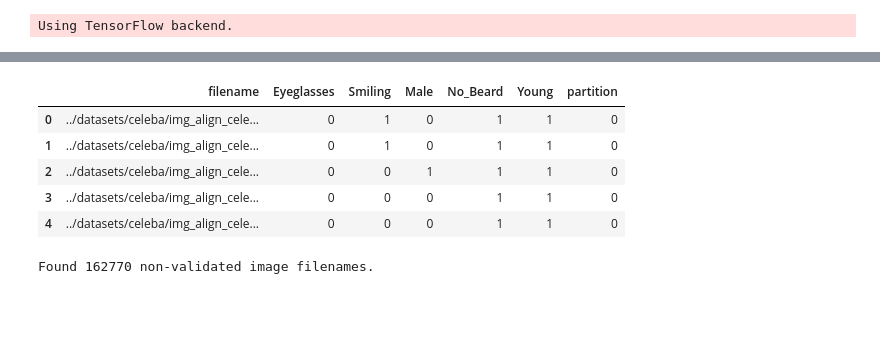
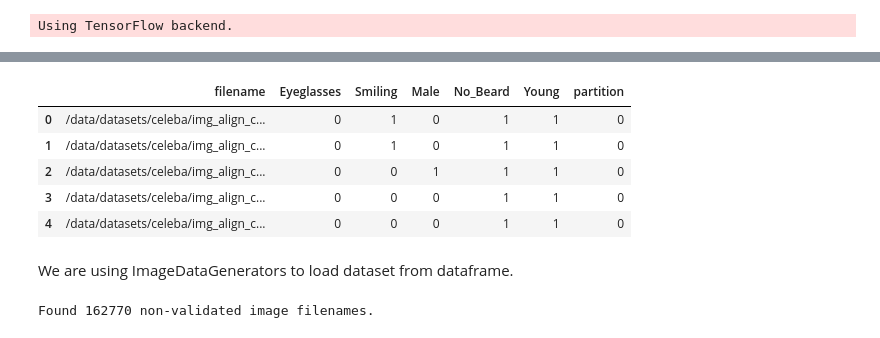
Before and after one commit to Wicwik/thesis-official, a Jupyter notebook: 02_classifiers/inceptionv3/inceptionv3.ipynb, the cells around one changed output, grey strips where cells are left out. Cells and saved outputs as stored; diff of their text form; code cells hidden in the pictures; blank space fills up the shorter version.

```diff
--- a/02_classifiers/inceptionv3/inceptionv3.ipynb
+++ b/02_classifiers/inceptionv3/inceptionv3.ipynb
@@ -18,7 +32,8 @@ Using TensorFlow backend.
 # %%
-_image_dir = '../datasets/celeba/img_align_celeba_png/'
+_image_dir = '/data/rbelanec/datasets/celeba/img_align_celeba_png/' # replace this with path to raw CelebA dataset
 _img_width = 178
 _img_height = 218
 _batch_size = 16
 _num_epochs = 20
 _attributes = ['Eyeglasses', 'Smiling', 'Male', 'No_Beard', 'Young']
+_weights_name = 'weights/weights_inceptionv3_5attr.h5'
@@ -25,14 +45,15 @@ _attributes = ['Eyeglasses', 'Smiling', 'Male', 'No_Beard', 'Young']
 # %%
-img_df = pd.read_csv('../datasets/celeba/attributes/attr_celeba.csv').replace({-1:0})[['filename', 'Eyeglasses', 'Smiling', 'Male', 'No_Beard', 'Young']]
-partition_df = pd.read_csv('../datasets/celeba/attributes/list_eval_partition.csv')
-img_df = img_df.merge(partition_df, on='filename')
-img_df.loc[:, 'filename'] = img_df.loc[:, 'filename'].apply(lambda x: os.path.join(_image_dir, x))
+img_df = pd.read_csv('../dataset/celeba/attr_celeba.csv').replace({-1:0})[['filename'] + _attributes]
+partition_df = pd.read_csv('../dataset/celeba/list_eval_partition.csv')
+
+img_df = img_df.merge(partition_df, on='filename') # add partition merge dataframes on filename
+img_df.loc[:, 'filename'] = img_df.loc[:, 'filename'].apply(lambda x: os.path.join(_image_dir, x)) # full path
 img_df.head()
 # %% [output]
 |  | filename | Eyeglasses | Smiling | Male | No_Beard | Young | partition |
-| 0 | ../datasets/celeba/img_align_cele... | 0 | 1 | 0 | 1 | 1 | 0 |
-| 1 | ../datasets/celeba/img_align_cele... | 0 | 1 | 0 | 1 | 1 | 0 |
-| 2 | ../datasets/celeba/img_align_cele... | 0 | 0 | 1 | 1 | 1 | 0 |
-| 3 | ../datasets/celeba/img_align_cele... | 0 | 0 | 0 | 1 | 1 | 0 |
-| 4 | ../datasets/celeba/img_align_cele... | 0 | 0 | 0 | 1 | 1 | 0 |
+| 0 | /data/datasets/celeba/img_align_c... | 0 | 1 | 0 | 1 | 1 | 0 |
+| 1 | /data/datasets/celeba/img_align_c... | 0 | 1 | 0 | 1 | 1 | 0 |
+| 2 | /data/datasets/celeba/img_align_c... | 0 | 0 | 1 | 1 | 1 | 0 |
+| 3 | /data/datasets/celeba/img_align_c... | 0 | 0 | 0 | 1 | 1 | 0 |
+| 4 | /data/datasets/celeba/img_align_c... | 0 | 0 | 0 | 1 | 1 | 0 |
 # %%
@@ -42,2 +64,4 @@ test_df = img_df.loc[img_df.loc[:, 'partition'] == 2, ['filename', 'Eyeglasses',
+# %% [markdown]
+We are using ImageDataGenerators to load dataset from dataframe.
 # %%
 train_datagen =  ImageDataGenerator(
```
Also changed, not shown: parts of 31 cells of this notebook, 6 other files.
